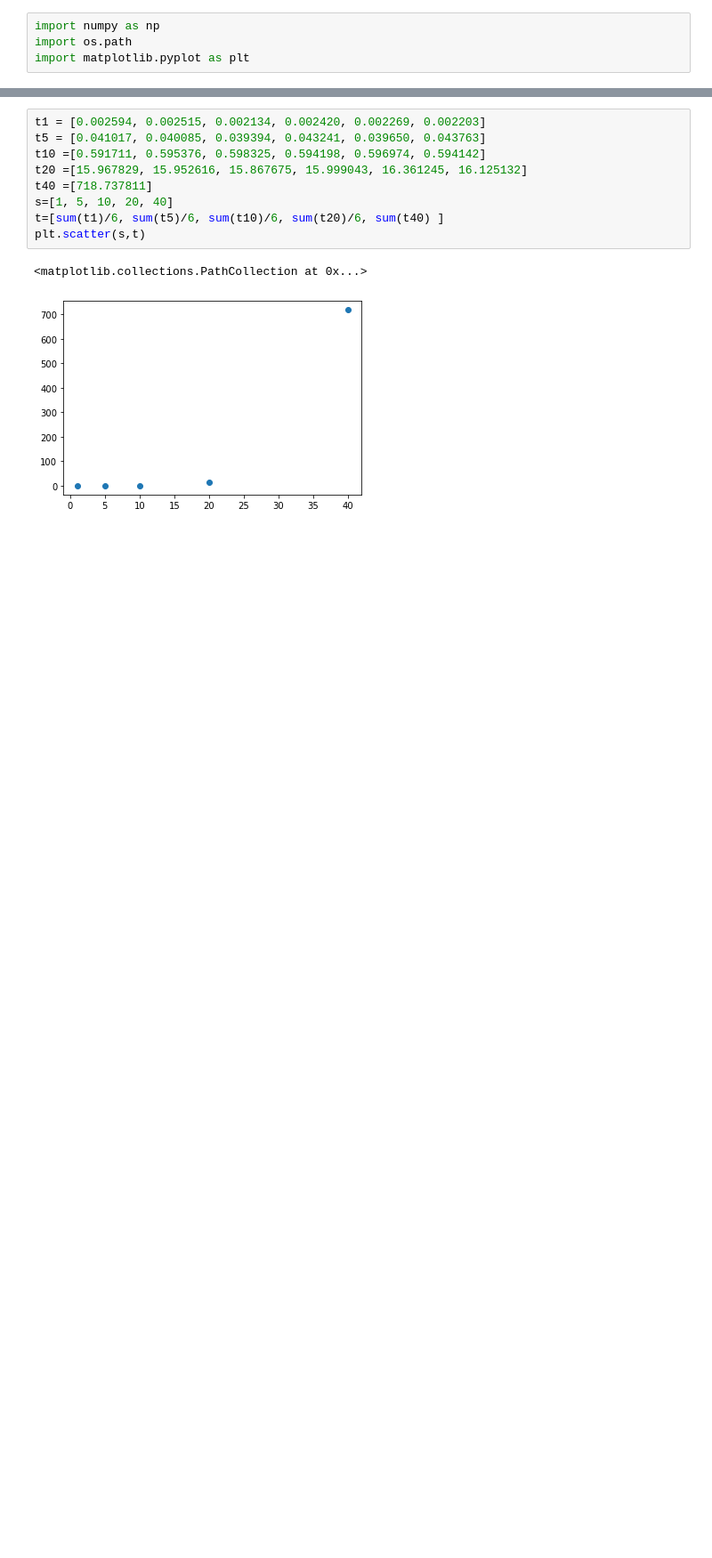
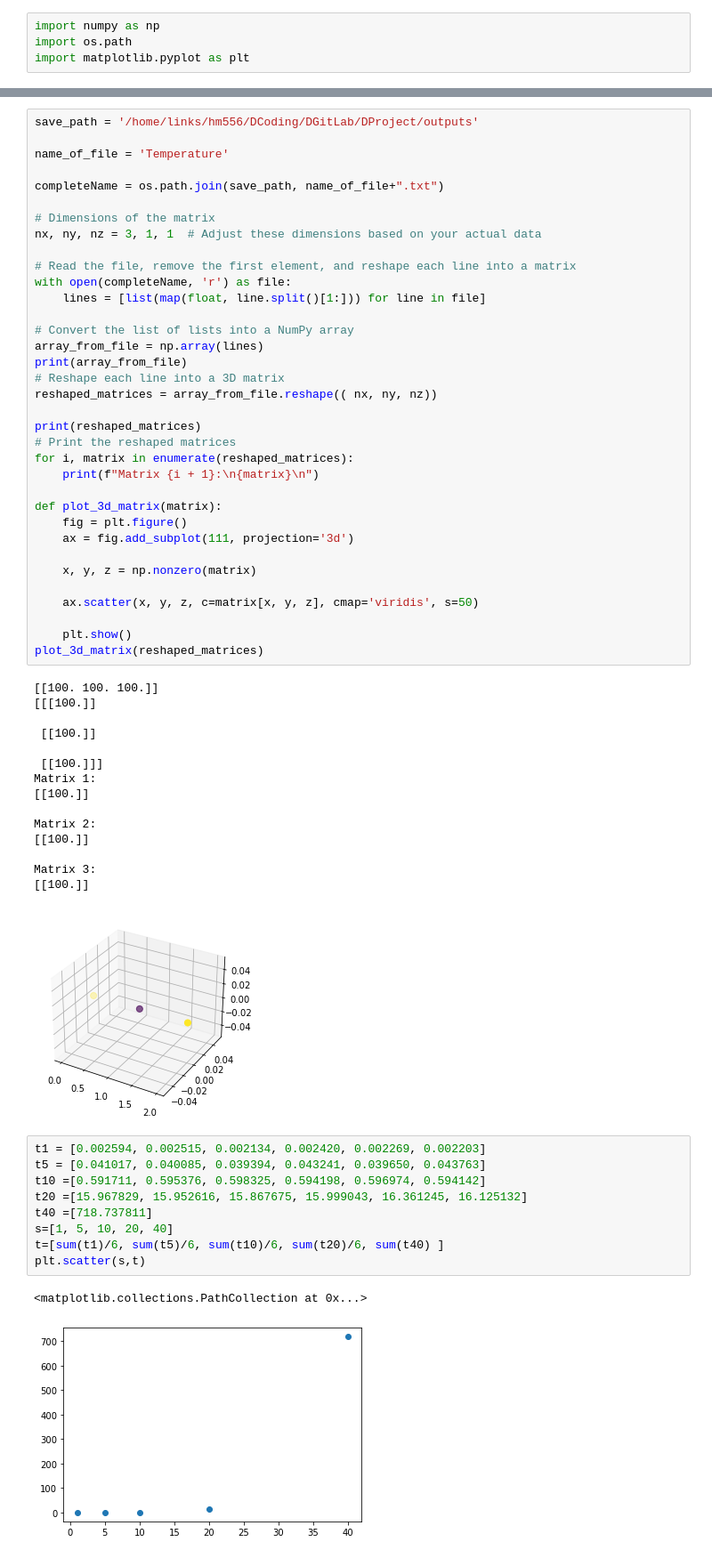
Before and after one commit to ExeQuantCode/HeatFlow, a Jupyter notebook: Plotting.ipynb, the cells around one changed output, grey strips where cells are left out. Shown at 89% size. Cells and saved outputs as stored; diff of their text form; blank space fills up the shorter version.

```diff
--- a/Plotting.ipynb
+++ b/Plotting.ipynb
@@ -8,3 +5,54 @@ import matplotlib.pyplot as plt
+# %%
+save_path = '/home/links/hm556/DCoding/DGitLab/DProject/outputs'
+
+name_of_file = 'Temperature'
+
+completeName = os.path.join(save_path, name_of_file+".txt")
+
+# Dimensions of the matrix
+nx, ny, nz = 3, 1, 1  # Adjust these dimensions based on your actual data
+
+# Read the file, remove the first element, and reshape each line into a matrix
+with open(completeName, 'r') as file:
+    lines = [list(map(float, line.split()[1:])) for line in file]
+
+# Convert the list of lists into a NumPy array
+array_from_file = np.array(lines)
+print(array_from_file)
+# Reshape each line into a 3D matrix
+reshaped_matrices = array_from_file.reshape(( nx, ny, nz))
+
+print(reshaped_matrices)
+# Print the reshaped matrices
+for i, matrix in enumerate(reshaped_matrices):
+    print(f"Matrix {i + 1}:\n{matrix}\n")
+
+def plot_3d_matrix(matrix):
+    fig = plt.figure()
+    ax = fig.add_subplot(111, projection='3d')
+
+    x, y, z = np.nonzero(matrix)
+
+    ax.scatter(x, y, z, c=matrix[x, y, z], cmap='viridis', s=50)
+
+    plt.show()
+plot_3d_matrix(reshaped_matrices)
+# %% [output]
+[[100. 100. 100.]]
+[[[100.]]
+
+ [[100.]]
+
+ [[100.]]]
+Matrix 1:
+[[100.]]
+
+Matrix 2:
+[[100.]]
+
+Matrix 3:
+[[100.]]
+[figure, added]
 # %%
 t1 = [0.002594, 0.002515, 0.002134, 0.002420, 0.002269, 0.002203]
 t5 = [0.041017, 0.040085, 0.039394, 0.043241, 0.039650, 0.043763]
```
Also changed, not shown: parts of 2 cells of this notebook, 2 other files.
